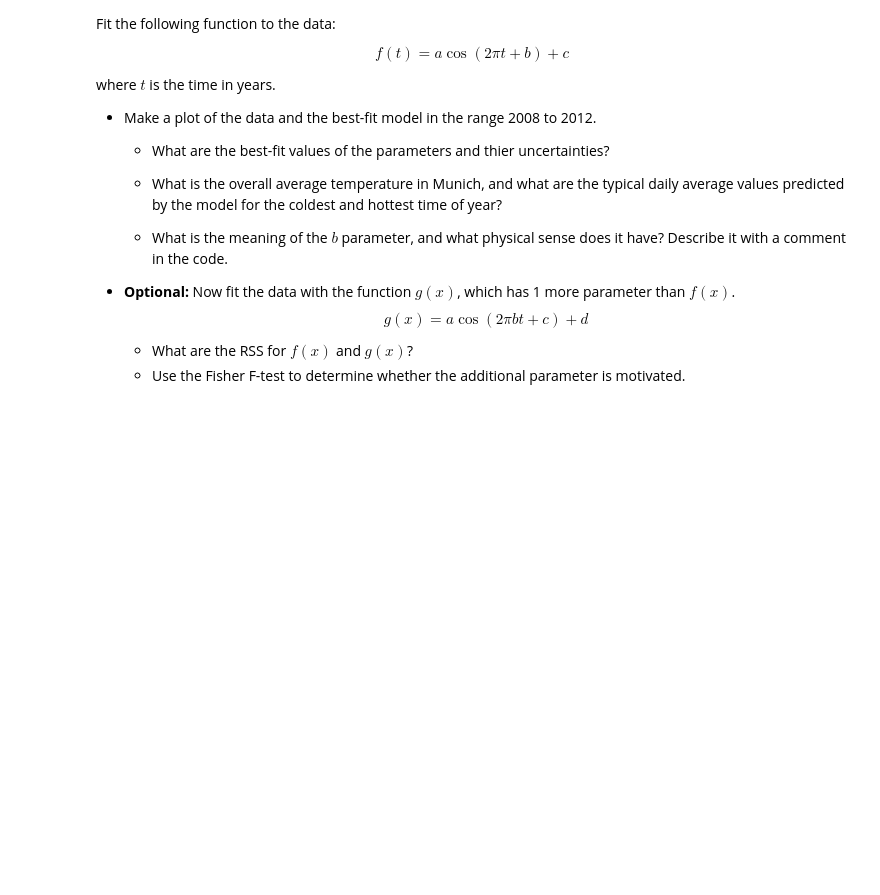
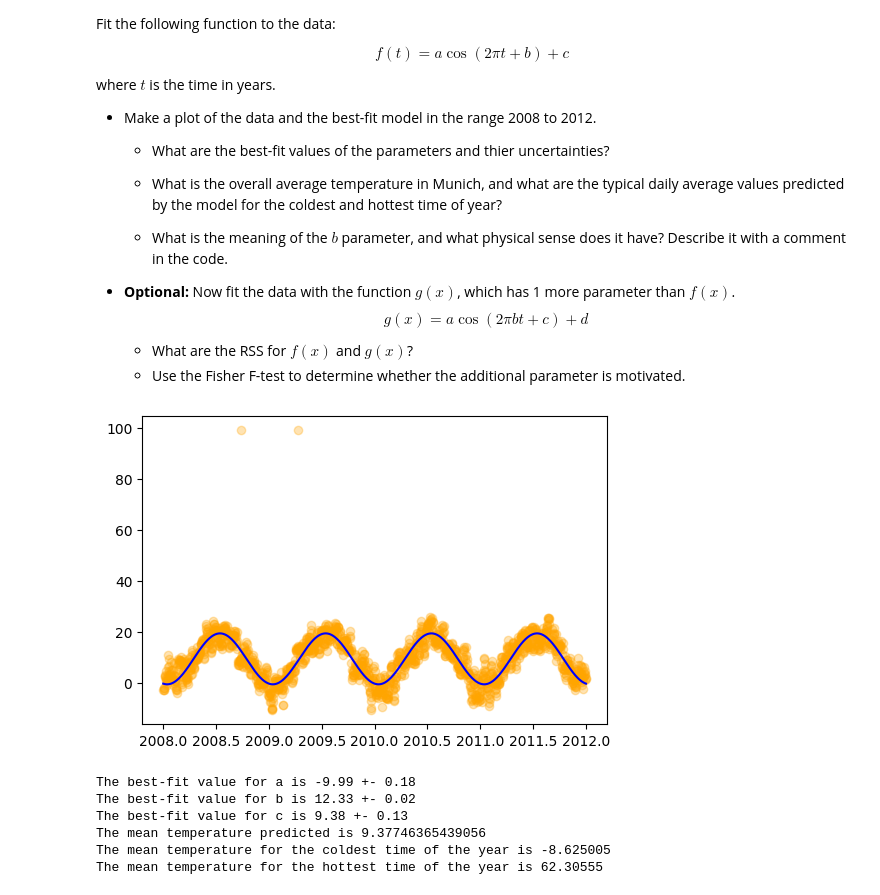
Before and after one commit to saraLevo/ScientificComputingWithPython2023, a Jupyter notebook: 10ex_tests.ipynb, the cells around one changed output. Drawn from its saved outputs; the diff is of its cells as text; code cells hidden in the pictures; blank space fills up the shorter version.

```diff
--- a/10ex_tests.ipynb
+++ b/10ex_tests.ipynb
@@ -256,3 +271,62 @@ where $t$ is the time in years.
 $$g(x) = a \cos(2\pi b t + c)+d$$
    - What are the RSS for $f(x)$ and $g(x)$?
    - Use the Fisher F-test to determine whether the additional parameter is motivated.
+# %%
+#!wget https://www.dropbox.com/s/7gy9yjl00ymxb8h/munich_temperatures_average_with_bad_data.txt
+
+import numpy as np
+import pandas as pd
+from scipy import optimize, stats
+import matplotlib.pyplot as plt
+
+df = pd.read_csv('data/munich_temperatures_average_with_bad_data.txt', names=['date', 'temperature'], delimiter=' ')
+df_mod = df[(df['date']>=2008) & (df['date']<=2012)]
+
+def f(time, a, b, c):
+    return a*np.cos(2*np.pi*time+b)+c
+
+x = np.linspace(2008, 2012, len(df_mod['date']))
+popt, pcov = optimize.curve_fit(f, df_mod['date'], df_mod['temperature'])
+
+plt.figure(figsize=(6,4))
+plt.plot(x, f(x, popt[0], popt[1], popt[2]), color='blue')
+plt.scatter(x, df_mod['temperature'], alpha=0.3, color='orange')
+plt.show()
+
+#best-fit values and their uncertainties
+print('The best-fit value for a is %.2f +- %.2f' % (popt[0], np.sqrt(pcov[0,0])))
+print('The best-fit value for b is %.2f +- %.2f' % (popt[1], np.sqrt(pcov[1,1])))
+print('The best-fit value for c is %.2f +- %.2f' % (popt[2], np.sqrt(pcov[2,2])))
+
+#predicted temperatures given by the model
+temp_pred = f(x, *popt)
+df_pred = pd.DataFrame(temp_pred, x)
+
+min_temp_pred = np.zeros(4)
+j = 0
+incr = [0, 1, 2, 3]
+for i in incr[:len(min_temp_pred)]:
+    year = pd.DataFrame((df_mod[(df_mod['date']>=2008.0+1*i) & (df_mod['date']<=2009.0+1*i)]))
+    min_temp_pred[j] = year['temperature'].min()
+    j += 1
+
+max_temp_pred = np.zeros(4)
+j = 0
+for i in incr[:len(max_temp_pred)]:
+    year = pd.DataFrame((df_mod[(df_mod['date']>=2008.0+1*i) & (df_mod['date']<=2009.0+1*i)]), columns=['date', 'temperature'])
+    max_temp_pred[j] = year['temperature'].max()
+    j += 1
+
+print('The mean temperature predicted is', temp_pred.mean())
+print('The mean temperature for the coldest time of the year is', min_temp_pred.mean())
+print('The mean temperature for the hottest time of the year is', max_temp_pred.mean())
+
+#The parameter b of the function f represnts the phase of the function
+# %% [output]
+[figure, added]
+The best-fit value for a is -9.99 +- 0.18
+The best-fit value for b is 12.33 +- 0.02
+The best-fit value for c is 9.38 +- 0.13
+The mean temperature predicted is 9.37746365439056
+The mean temperature for the coldest time of the year is -8.625005
+The mean temperature for the hottest time of the year is 62.30555
```
Also changed, not shown: parts of 4 cells of this notebook, 5 other files.
